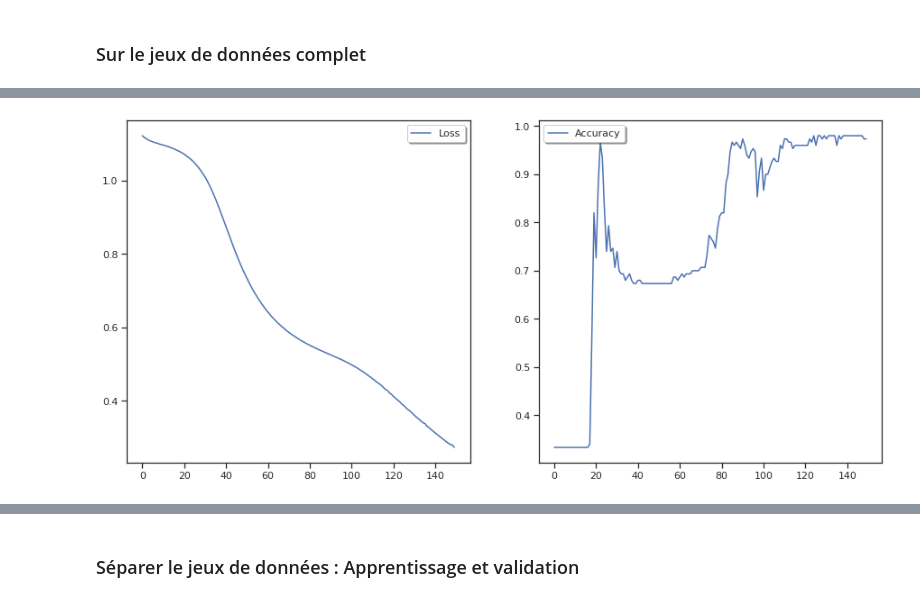
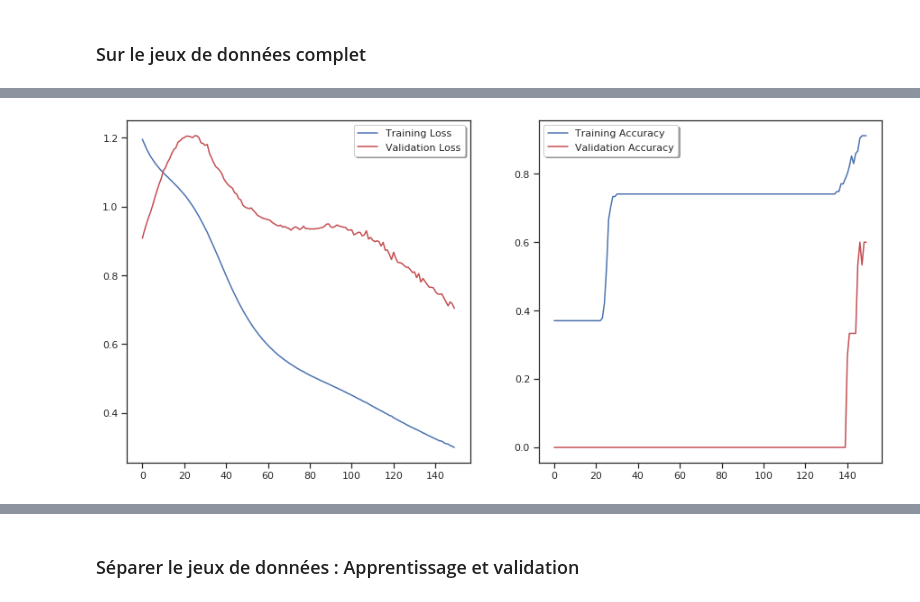
Before and after one commit to nromari/Keras_Iris, a Jupyter notebook: TP_Iris.ipynb, the cells around one changed output, grey strips where cells are left out. Cells and saved outputs as stored; diff of their text form; code cells hidden in the pictures.

```diff
--- a/TP_Iris.ipynb
+++ b/TP_Iris.ipynb
@@ -189,6 +180,6 @@ None
 model.compile(loss = 'categorical_crossentropy', optimizer = 'adam', metrics = ['accuracy'])
 #Il y a plus de 2 ouput, on choisit donc une focntion loss de type categorical_crossentropy
 # %%
-history = model.fit(X, Y_onehot, epochs=150, batch_size=10,verbose=1)
+history = model.fit(X, Y_onehot, epochs=150, batch_size=10,verbose=1, validation_split=0.1)
 # %% [output]
 Epoch 1/150
@@ -211,14 +202,16 @@ Epoch 150/150
 # %%
 #Représentation graphiques des performances du modèle
 plt.figure(figsize=(15,7))
 ax1 = plt.subplot(1,2,1)
-ax1.plot(history.history['loss'], color='b', label='Loss')
+ax1.plot(history.history['loss'], color='b', label='Training Loss')
+ax1.plot(history.history['val_loss'], color='r', label = 'Validation Loss',axes=ax1)
 legend = ax1.legend(loc='best', shadow=True)
 ax2 = plt.subplot(1,2,2)
-ax2.plot(history.history['accuracy'], color='b', label='Accuracy')
+ax2.plot(history.history['accuracy'], color='b', label='Training Accuracy')
+ax2.plot(history.history['val_accuracy'], color='r', label = 'Validation Accuracy')
 legend = ax2.legend(loc='best', shadow=True)
 # %% [output]
-[figure, old version]
+[figure, new version]
 # %%
 #Evaluation
 eval = model.evaluate(X,Y_onehot)
```
Also changed, not shown: parts of 21 cells of this notebook.
